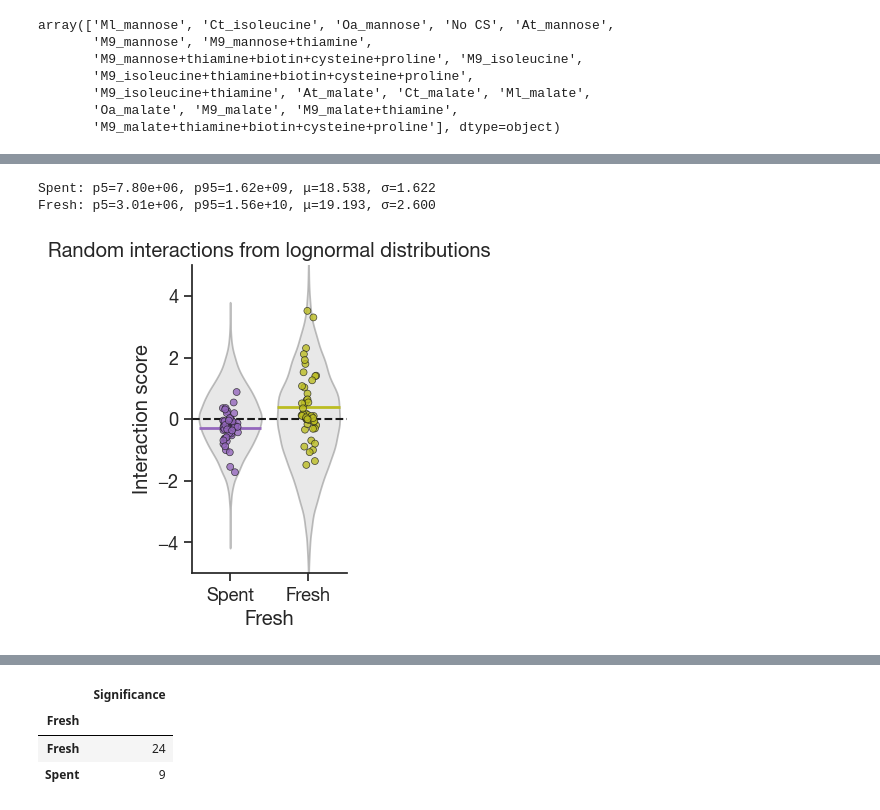
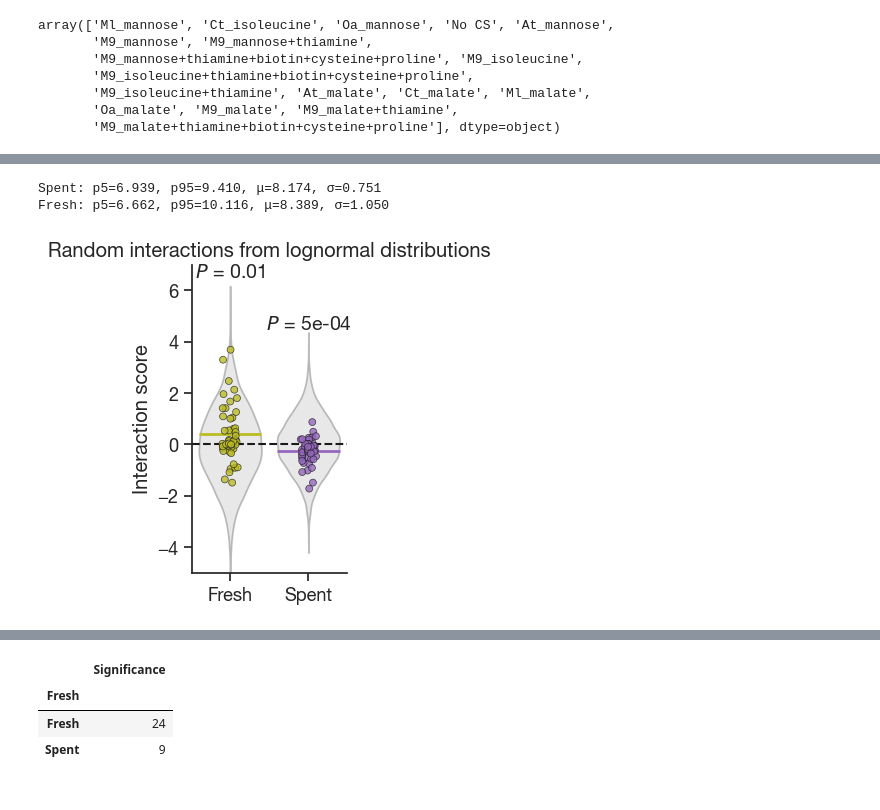
Before and after one commit to sulheim/coexistence, a Jupyter notebook: notebooks/5_interactions/5B_plot_interactions2.ipynb, the cells around one changed output, grey strips where cells are left out. Saved outputs shown, nothing was run; the diff lists cells and outputs as text; code cells hidden in the pictures.

Commit message:
log-transform and redo stats

```diff
--- a/notebooks/5_interactions/5B_plot_interactions2.ipynb
+++ b/notebooks/5_interactions/5B_plot_interactions2.ipynb
@@ -43,6 +43,8 @@ array(['Ml_mannose', 'Ct_isoleucine', 'Oa_mannose', 'No CS', 'At_mannose',
        'M9_isoleucine+thiamine', 'At_malate', 'Ct_malate', 'Ml_malate',
        'Oa_malate', 'M9_malate', 'M9_malate+thiamine',
        'M9_malate+thiamine+biotin+cysteine+proline'], dtype=object)
+# %%
+df['log10(CFUs/mL)'] = np.log10(df['CFUs/mL'])
 # %%
 
 four_species = ['At', 'Ct', 'Ml', 'Oa']
@@ -357,6 +377,8 @@ Levene's Test (variance equality):
 # %%
-spent_cfu_values = df.loc[(df.spent == True)&(df['Base carbon source']!='No CS'), 'CFUs/mL'].values
-fresh_cfu_values = df.loc[(df.spent == False)&(df['Base carbon source']!='No CS'), 'CFUs/mL'].values
+# spent_cfu_values = df.loc[(df.spent == True)&(df['Base carbon source']!='No CS'), 'log10(CFUs/mL)'].values
+spent_cfu_values = df.loc[(df.spent == True)&(df['Base carbon source']!='No CS')].groupby(['Species', 'Inoculated species', 'Medium'])['log10(CFUs/mL)'].mean().reset_index()['log10(CFUs/mL)'].values
+# fresh_cfu_values = df.loc[(df.spent == False)&(df['Base carbon source']!='No CS'), 'log10(CFUs/mL)'].values
+fresh_cfu_values = df.loc[(df.spent == False)&(df['Base carbon source']!='No CS')].groupby(['Species', 'Inoculated species', 'Medium'])['log10(CFUs/mL)'].mean().reset_index()['log10(CFUs/mL)'].values
 # %%
 def calc_interactions(vals, iterations = 10000):
     pairs = [tuple(np.random.choice(vals, size=2, replace=False)) for _ in range(iterations)]
@@ -459,8 +523,9 @@ Welchs -3.9464118885032717 0.00019631680785141677
 # %%
 # Generate random interactions from lognormal distributions
 fig, ax = plt.subplots(1, figsize=(2,4))
-sns.stripplot(data = interactions_df, y = 'log10 ratio', x = 'Fresh', hue = 'Fresh',
-              palette=[tab10[4], tab10[8]], edgecolor='k', linewidth=0.5, alpha=0.8)
+sns.stripplot(data = interactions_df, y = 'log10 ratio', x = 'Fresh',
+            order=fresh_order, hue = 'Fresh', hue_order = fresh_order,
+              palette=[tab10[8], tab10[4]], edgecolor='k', linewidth=0.5, alpha=0.8)
 sns.despine()
 ax.set_ylabel('Interaction score')
 plt.xlabel('')
@@ -477,55 +542,71 @@ fresh_p95 = np.percentile(fresh_cfu_values, 95)
 z_0_05 = st.norm.ppf(0.05)
 z_0_95 = st.norm.ppf(0.95)
 
-# Solve for μ and σ
-spent_log_std = (np.log(spent_p95) - np.log(spent_p5)) / (z_0_95 - z_0_05)
-spent_log_mean = (np.log(spent_p5) + np.log(spent_p95)) / 2
+# Solve for μ and σ (data is already in log10 scale)
+spent_log_std = (spent_p95 - spent_p5) / (z_0_95 - z_0_05)
+spent_log_mean = (spent_p5 + spent_p95) / 2
 
-fresh_log_std = (np.log(fresh_p95) - np.log(fresh_p5)) / (z_0_95 - z_0_05)
-fresh_log_mean = (np.log(fresh_p5) + np.log(fresh_p95)) / 2
+fresh_log_std = (fresh_p95 - fresh_p5) / (z_0_95 - z_0_05)
+fresh_log_mean = (fresh_p5 + fresh_p95) / 2
 
-print(f"Spent: p5={spent_p5:.2e}, p95={spent_p95:.2e}, μ={spent_log_mean:.3f}, σ={spent_log_std:.3f}")
-print(f"Fresh: p5={fresh_p5:.2e}, p95={fresh_p95:.2e}, μ={fresh_log_mean:.3f}, σ={fresh_log_std:.3f}")
+print(f"Spent: p5={spent_p5:.3f}, p95={spent_p95:.3f}, μ={spent_log_mean:.3f}, σ={spent_log_std:.3f}")
+print(f"Fresh: p5={fresh_p5:.3f}, p95={fresh_p95:.3f}, μ={fresh_log_mean:.3f}, σ={fresh_log_std:.3f}")
+
+
+# # Perform a one-sample t-test for each group
+spent_data = interactions_df.loc[interactions_df['Fresh'] == 'Spent', 'log10 ratio']
+fresh_data = interactions_df.loc[interactions_df['Fresh'] == 'Fresh', 'log10 ratio']
+
+# Test if the mean of 'Spent' is different from 0
+t_stat_spent, p_value_spent = st.ttest_1samp(spent_data, 0)
+# t_stat_spent_w, p_value_spent_w = st.wilcoxon(spent_data)
+
+# Test if the mean of 'Fresh' is different from 0
+t_stat_fresh, p_value_fresh = st.ttest_1samp(fresh_data, 0)
+# t_stat_fresh_w, p_value_fresh_w = st.wilcoxon(fresh_data)
+
 
 # Generate random samples from lognormal distributions
 n_samples = 10000
-spent_lognormal = np.random.lognormal(spent_log_mean, spent_log_std, (n_samples, 2))
-fresh_lognormal = np.random.lognormal(fresh_log_mean, fresh_log_std, (n_samples, 2))
-
+spent_lognormal = np.random.normal(spent_log_mean, spent_log_std, (n_samples, 2))
+fresh_lognormal = np.random.normal(fresh_log_mean, fresh_log_std, (n_samples, 2))
 # Calculate interactions from lognormal samples
 def calc_interactions_from_array(vals, iterations=10000):
-    interactions = [np.log10(a/b) for a,b in vals]
+    interactions = [a-b for a,b in vals]
     return interactions
 
 fresh_random_lognorm = calc_interactions_from_array(fresh_lognormal)
 spent_random_lognorm = calc_interactions_from_array(spent_lognormal)
 
 # Create dataframe from random pairs
 random_lognorm_df = pd.DataFrame({
     'log10 ratio': fresh_random_lognorm + spent_random_lognorm,
     'Fresh': ['Fresh']*len(fresh_random_lognorm) + ['Spent']*len(spent_random_lognorm)
 })
 
 # Create violin plot
-sns.violinplot(data=random_lognorm_df, y='log10 ratio', x='Fresh', order=['Spent', 'Fresh'],
-               hue='Fresh', hue_order=['Spent', 'Fresh'],
+sns.violinplot(data=random_lognorm_df, y='log10 ratio', x='Fresh', order=fresh_order,
+               hue='Fresh', hue_order=fresh_order,
                palette=['lightgray', 'lightgray'], ax=ax, inner=None, alpha=0.5)
 sns.despine()
 
 ax.axhline(0, ls='--', c='k')
 
 # Add mean lines for each group
 spent_mean = interactions_df.loc[interactions_df['Fresh'] == 'Spent', 'log10 ratio'].mean()
 fresh_mean = interactions_df.loc[interactions_df['Fresh'] == 'Fresh', 'log10 ratio'].mean()
 
 # Draw horizontal lines at the mean for each category
-ax.hlines(spent_mean, xmin=-0.4, xmax=0.4, colors=tab10[4], linewidth=2, linestyle='-')
-ax.hlines(fresh_mean, xmin=0.6, xmax=1.4, colors=tab10[8], linewidth=2, linestyle='-')
+ax.hlines(spent_mean, xmin=0.6, xmax=1.4, colors=tab10[4], linewidth=2, linestyle='-')
+ax.hlines(fresh_mean, xmin=-0.4, xmax=0.4, colors=tab10[8], linewidth=2, linestyle='-')
 
-plt.ylim(-5,5)
+ax.text(x = 0, y = 6.5, s = r'$P$'+ f' = {p_value_fresh:.2f}', ha = 'center', size = 14)
+ax.text(x = 1, y = 4.5, s = r'$P$'+ f' = {p_value_spent:.0e}', ha = 'center', size = 14)
+plt.xlabel('')
+plt.ylim(-5, 7)
 plt.title('Random interactions from lognormal distributions')
 plt.savefig(figure_folder / f'interaction_boxplot_fresh_spent_lognormal.pdf', bbox_inches='tight')
 # %% [output]
-Spent: p5=7.80e+06, p95=1.62e+09, μ=18.538, σ=1.622
-Fresh: p5=3.01e+06, p95=1.56e+10, μ=19.193, σ=2.600
+Spent: p5=6.939, p95=9.410, μ=8.174, σ=0.751
+Fresh: p5=6.662, p95=10.116, μ=8.389, σ=1.050
-[figure, old version]
+[figure, new version]
```
Also changed, not shown: parts of 33 cells of this notebook, 5 other files.
